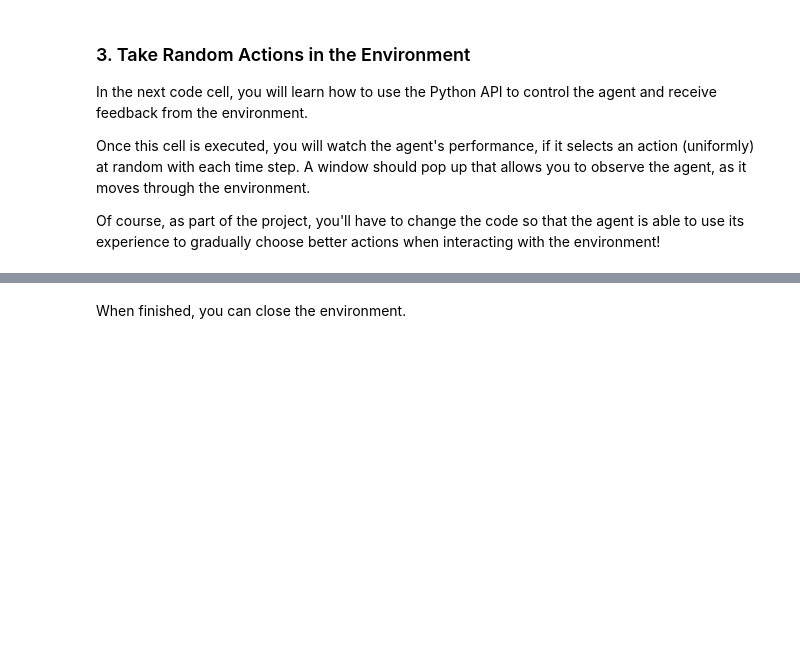
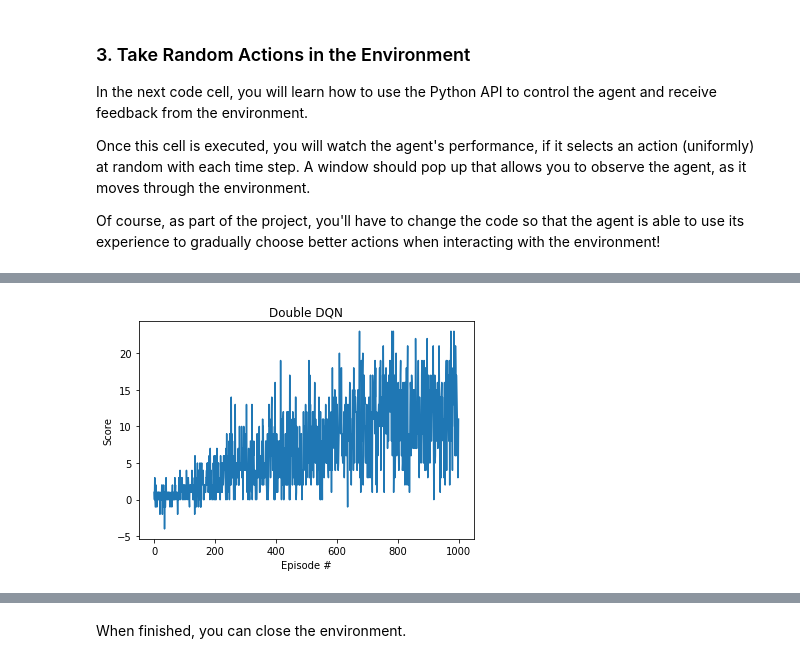
Before and after one commit to ldacosta/yellow-banana-monster, a Jupyter notebook: Navigation.ipynb, the cells around one changed output, grey strips where cells are left out. Drawn from its saved outputs; the diff is of its cells as text; code cells hidden in the pictures; blank space fills up the shorter version.

Commit message:
Some refactoring to model and agent

```diff
--- a/Navigation.ipynb
+++ b/Navigation.ipynb
@@ -189,4 +204,21 @@ def dqn(
     print("\n Saving best network on '%s'" % (file_name_where_to_save))
     torch.save(agent.qnetwork_local.state_dict(), file_name_where_to_save)
     return all_scores
+# %%
+# create an agent
+from dqn_agent import Agent
+
+hidden_sizes = [int(round(state_size * .8)), int(round(state_size * .6)), int(round(action_size * 2))]
+# self.hidden_sizes = [int(round(state_size * 10)), int(round(state_size * 5)), int(round(action_size * 10))]
+fc = nn.Sequential(
+    nn.Linear(state_size, hidden_sizes[0]),
+    nn.ReLU(),
+    nn.Linear(hidden_sizes[0], hidden_sizes[1]),
+    nn.ReLU(),
+    nn.Linear(hidden_sizes[1], hidden_sizes[2]),
+    nn.ReLU(),
+    nn.Linear(hidden_sizes[2], action_size)
+)
+main_model = QNetwork(name="main", fc=fc)
+target_model = QNetwork(name="target", fc=fc)
 # %%
@@ -210,3 +242,12 @@ agent_double_dqn = Agent(
     lr=1e-3,
     batch_size=64,
     memory_size=int(1e5))
+# %%
+agent_double_dqn = Agent(
+    main_model=main_model,
+    target_network=target_model,
+    is_double=True,
+    update_every_steps=10,
+    lr=1e-3,
+    batch_size=64,
+    memory_size=int(1e5))
@@ -224,6 +285,6 @@ prob_not_random_at_start_default=(1-0.995) # /15
 scores_double_dqn = dqn(
     agent_double_dqn,
     n_episodes=1000,
-    feedback_every_secs=60,
+    feedback_every_secs=45,
     keep_last_scores=100,
     eps_decay=1 - prob_not_random_at_start_default)
@@ -232,12 +301,14 @@ scores_double_dqn = dqn(
 # %%
 # plot the scores
 fig = plt.figure()
 ax = fig.add_subplot(111)
-plt.plot(np.arange(len(scores)), scores)
+plt.plot(np.arange(len(scores_double_dqn)), scores_double_dqn)
 plt.ylabel('Score')
 plt.xlabel('Episode #')
 plt.title('Double DQN')
 plt.show()
+# %% [output]
+[figure, added]
 # %%
 # scores = dqn(agent, n_episodes=50, feedback_every_secs=15, keep_last_scores=10)
 
```
Also changed, not shown: parts of 8 cells of this notebook, 4 other files.
